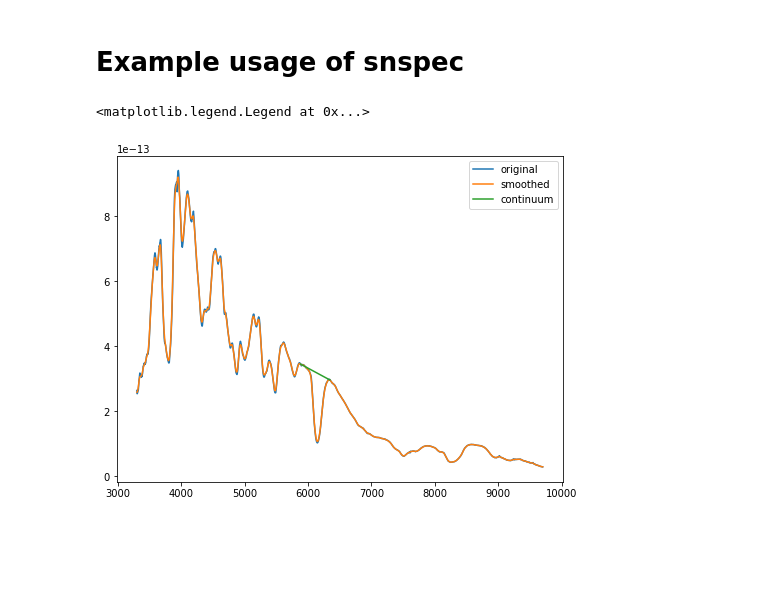
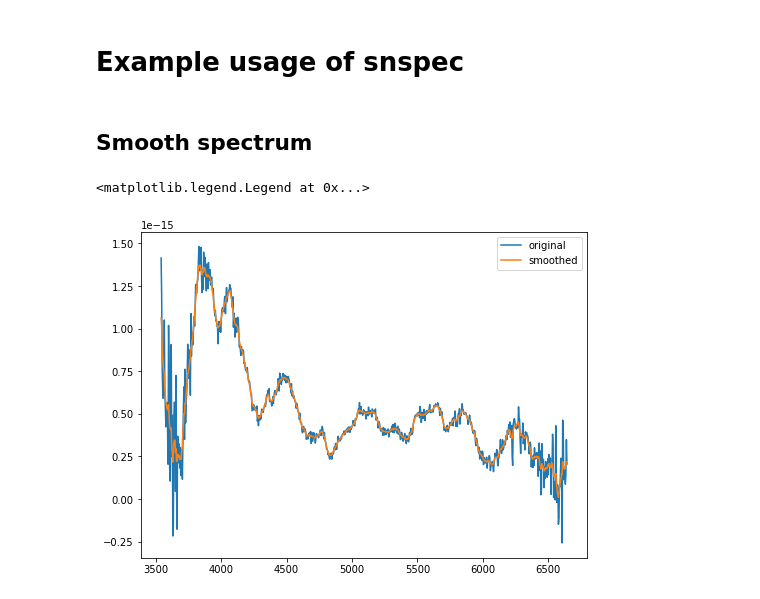
Before and after one commit to yang-jiawen/snspec, a Jupyter notebook: snspec/demo.ipynb, the cells around one changed output. Cells and saved outputs as stored; diff of their text form; code cells hidden in the pictures; blank space fills up the shorter version.

Commit message:
First version and demo

```diff
--- a/snspec/demo.ipynb
+++ b/snspec/demo.ipynb
@@ -4,18 +4,20 @@
 import snspec
 import numpy as np
 import matplotlib.pyplot as plt
+# %% [markdown]
+## Smooth spectrum
 # %%
-demo_spec = snspec.spectrum(*list(zip(*np.loadtxt('./test_spec.txt')))) # read in demo data and create a spectrum object.
-demo_spec.smooth(order=3) # Smooth spectrum
-demo_spec.find_continuum(min_range=[5820, 6000], max_range=[6200, 6540], binsize=40) # find continuum given wavelength range of endpoints
-
+demo_spec = snspec.line(*list(zip(*np.loadtxt('/Users/jiawenyang/Desktop/Research/91T-like/91T-like/spectra/published/CSP_spectra_DR1/SN04ef_040909_b01_CLA_LD.dat')))) # read in demo data and create a spectrum object.
+demo_spec.smooth(order=2) # Smooth spectrum. The higher the order, the smoother the spectrum.
+                        # For spectra with high SNR, use low order. Unless very noisy, don't use order>=3
+# demo_spec.find_continuum(min_range=[5820, 6000], max_range=[6200, 6540], binsize=40) # find continuum given wavelength range of endpoints
 
 fig,ax = plt.subplots(figsize=(8,6))
 # plot orginal and smoothed spectra
 ax.plot(demo_spec.wavelength, demo_spec.flux, label='original')
 ax.plot(demo_spec.wavelength, demo_spec.smoothed_flux, label='smoothed')
-ax.plot(*list(zip(demo_spec.cont_min, demo_spec.cont_max)), label='continuum')
+# ax.plot(*list(zip(demo_spec.begin, demo_spec.end)), label='continuum')
 ax.legend()
 # %% [output]
 <matplotlib.legend.Legend at 0x...>
-[figure, old version]
+[figure, new version]
```
Also changed, not shown: parts of 10 cells of this notebook, 1 other file.
